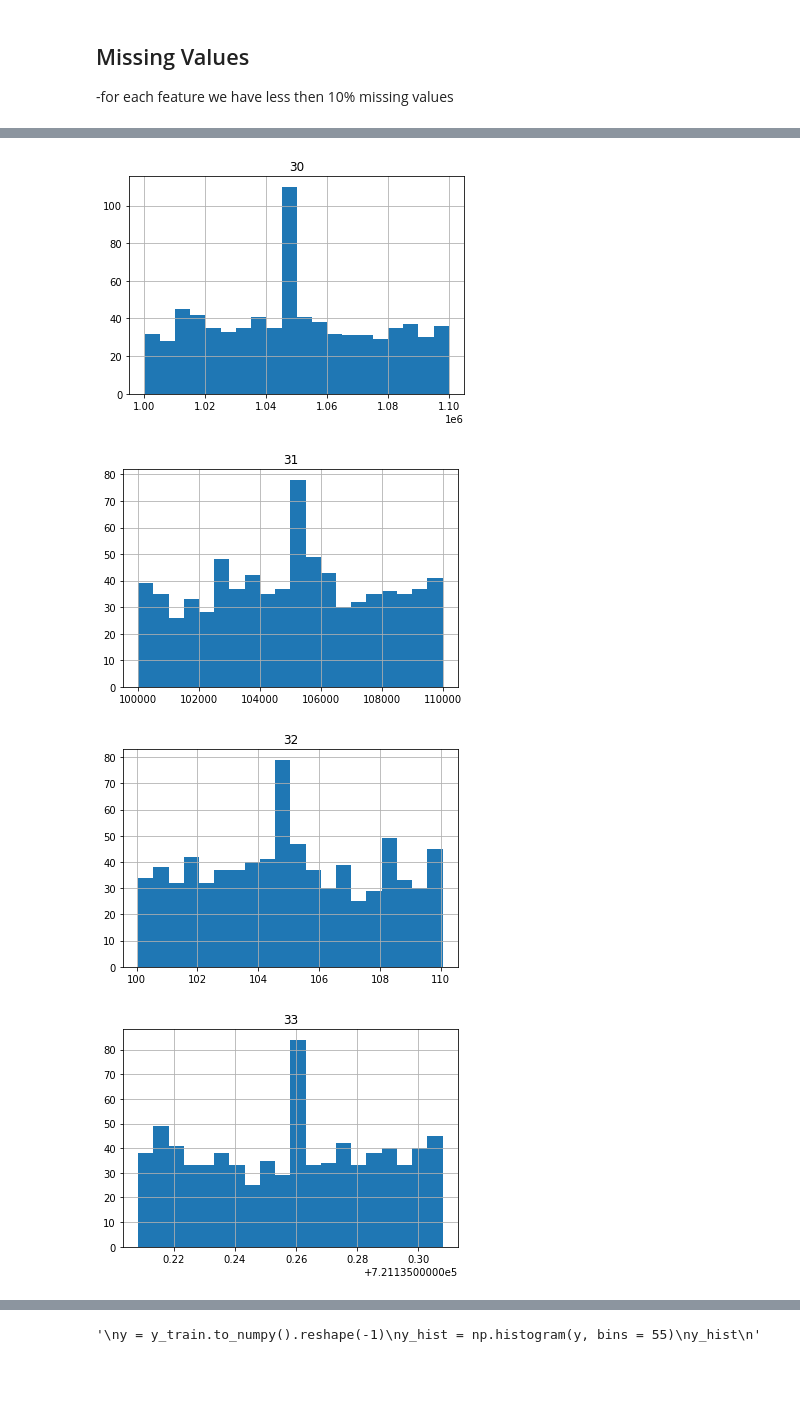
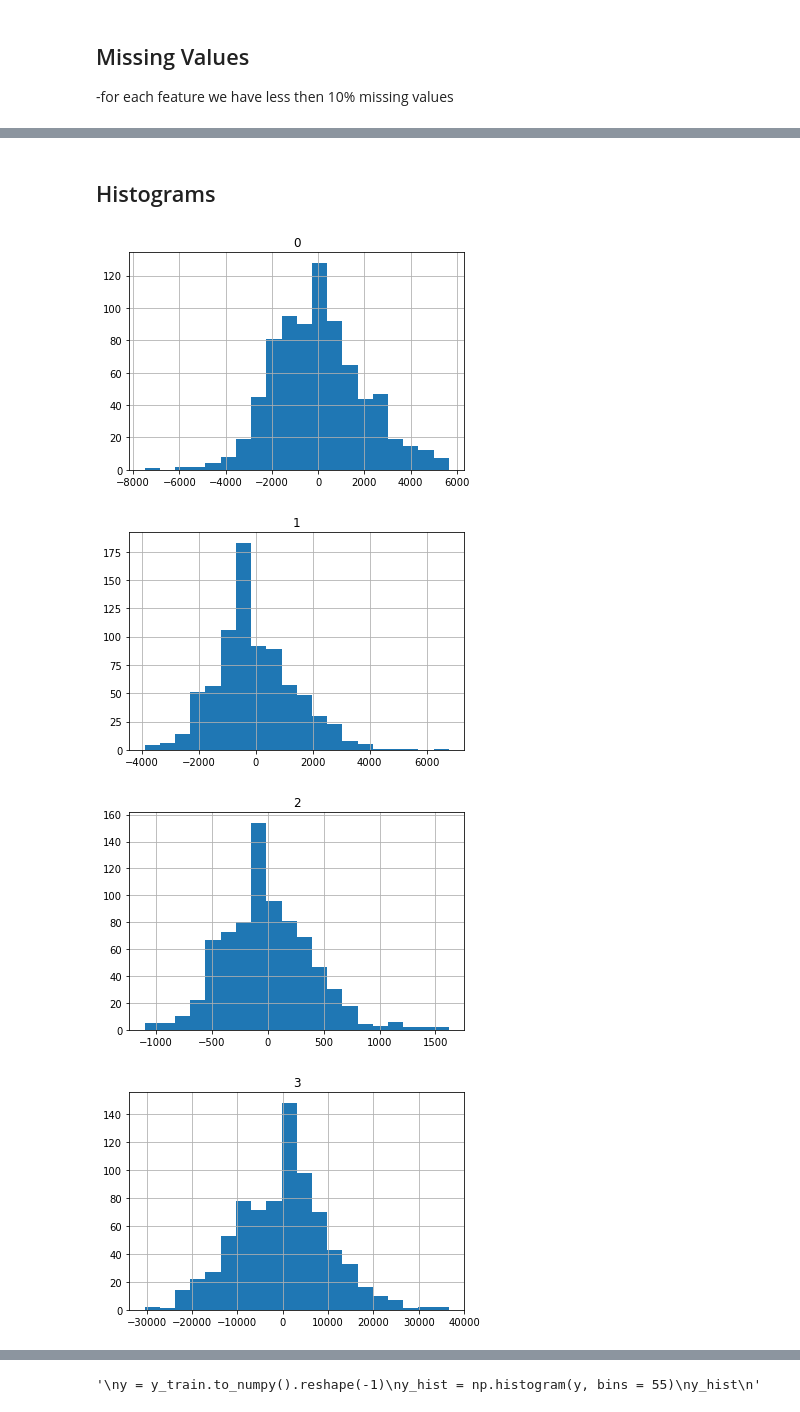
Before and after one commit to tim99fn/aml, a Jupyter notebook: data_inspection.ipynb, the cells around one changed output, grey strips where cells are left out. Cells and saved outputs as stored; diff of their text form; code cells hidden in the pictures; blank space fills up the shorter version.

```diff
--- a/data_inspection.ipynb
+++ b/data_inspection.ipynb
@@ -24 +26,8 @@ x_test = x_test.fillna(x_test.median())
+# %%
+def center_data(x_data_):
+    x_centered = x_data_.apply(lambda x: x - x.mean())
+    return x_centered
+# %%
+x_train = center_data(x_train)
+x_test = center_data(x_test)
 # %% [markdown]
@@ -70,11 +68,13 @@ for i in range(10):
+# %% [markdown]
+## Histograms
 # %%
 #histogram plot of features
-for i in range(30,35):
+for i in range(10):
     plt.figure()
     plt.title(i)
     x_test.iloc[:,i].hist(bins = 20)
 # %% [output]
-[figure, old version]
+[figure, new version]
-[figure, old version]
+[figure, new version]
-[figure, old version]
+[figure, new version]
-[figure, old version]
+[figure, new version]
```
Also changed, not shown: parts of 9 cells of this notebook, 2 other files.
